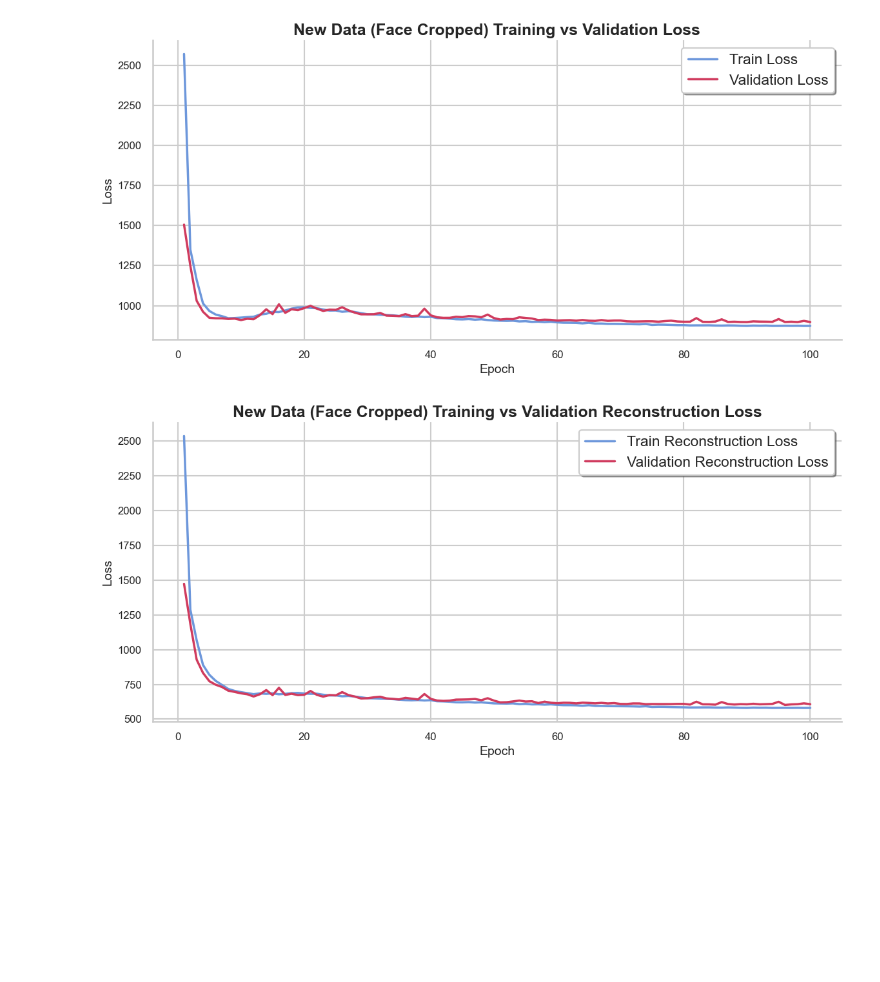
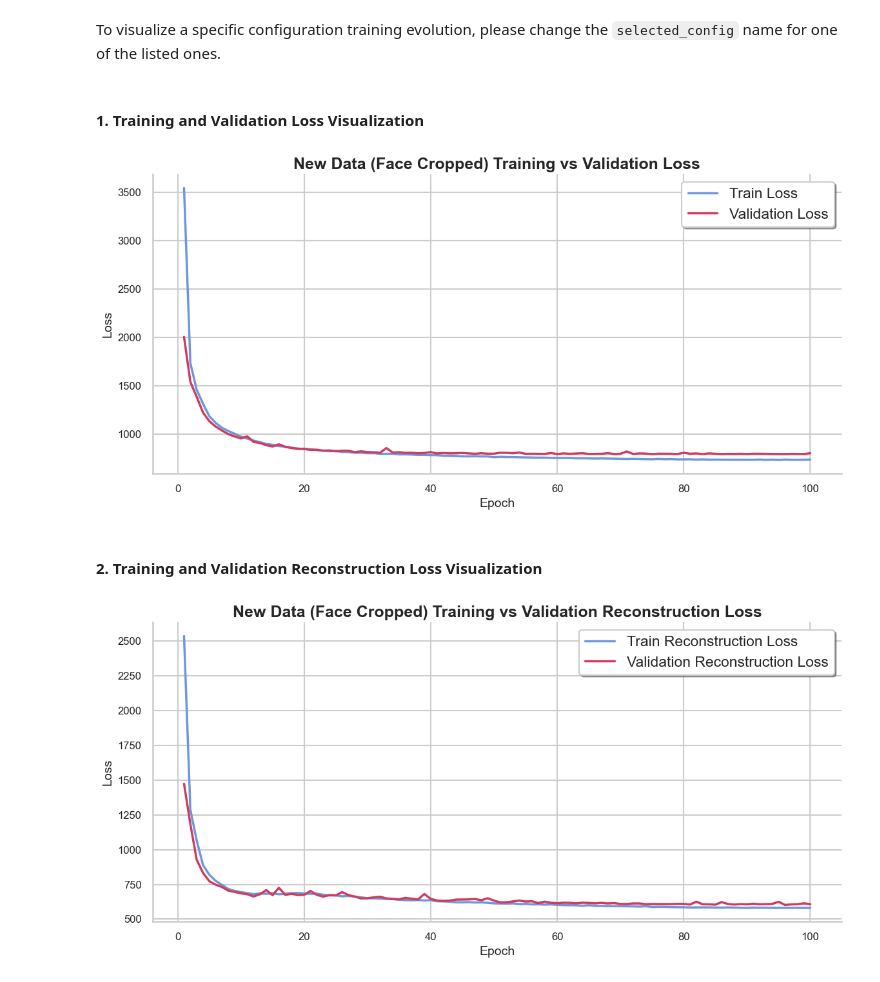
Before and after one commit to sarataboas/deep_fakes_generative, a Jupyter notebook: notebooks/02_vae_evaluation.ipynb, the cells around one changed output. Saved outputs shown, nothing was run; the diff lists cells and outputs as text; code cells hidden in the pictures; blank space fills up the shorter version.

Commit message:
fix: vae training evaluation with config names

```diff
--- a/notebooks/02_vae_evaluation.ipynb
+++ b/notebooks/02_vae_evaluation.ipynb
@@ -4,10 +27,13 @@ results_dir = "../results/"
+# %% [markdown]
+To visualize a specific configuration training evolution, please change the `selected_config` name for one of the listed ones.
+# %%
+selected_config = "01_baseline_vae.csv"
+# %%
+results_dir = "../results/"
+results_vae_baseline = pd.read_csv(results_dir + selected_config)
+# %% [markdown]
+#### **1. Training and Validation Loss Visualization**
 # %%
-results_vae_baseline = pd.read_csv(results_dir + "face_crop_vae.csv")
-
-import matplotlib.pyplot as plt
-import seaborn as sns
-
-# Style
 sns.set_theme(style="whitegrid", context="talk")
 
 # Create figure
@@ -24,34 +50,36 @@ plt.plot(
 
 plt.plot(
     results_vae_baseline["epoch"],
     results_vae_baseline["val_loss"],
     label="Validation Loss",
     linewidth=2.5,
     color="#D03B5E"
 )
 
 # Labels and title
 plt.xlabel("Epoch", fontsize=14)
 plt.ylabel("Loss", fontsize=14)
 plt.title("New Data (Face Cropped) Training vs Validation Loss", fontsize=18, weight="bold")
 
 # Legend
 plt.legend(frameon=True, fancybox=True, shadow=True)
 
 # Improve ticks
 plt.xticks(fontsize=12)
 plt.yticks(fontsize=12)
 
 # Remove top/right borders
 sns.despine()
 
 # Tight layout
 plt.tight_layout()
 
 # Show plot
 plt.show()
 # %% [output]
-[figure, old version]
+[figure, new version]
+# %% [markdown]
+#### **2. Training and Validation Reconstruction Loss Visualization**
 # %%
 results_vae_baseline = pd.read_csv(results_dir + "face_crop_vae.csv")
 
```
Also changed, not shown: parts of 6 cells of this notebook, 1 other file.
